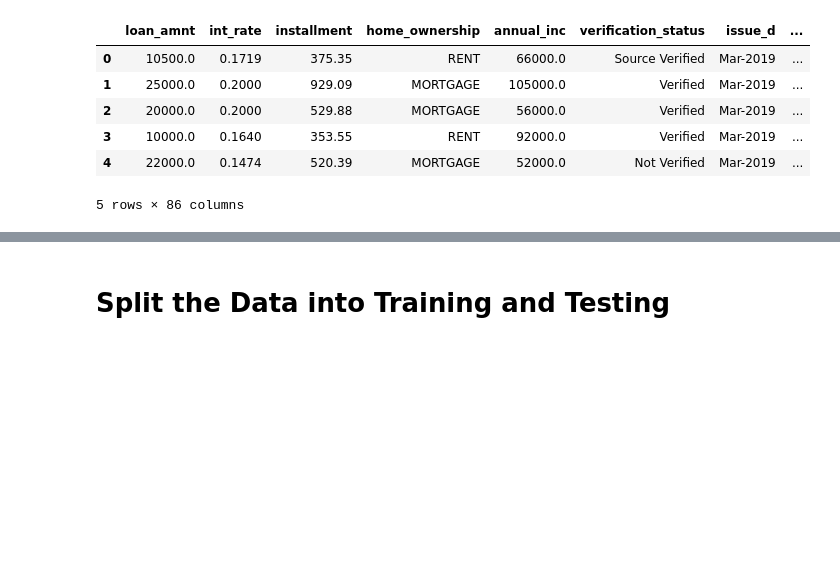
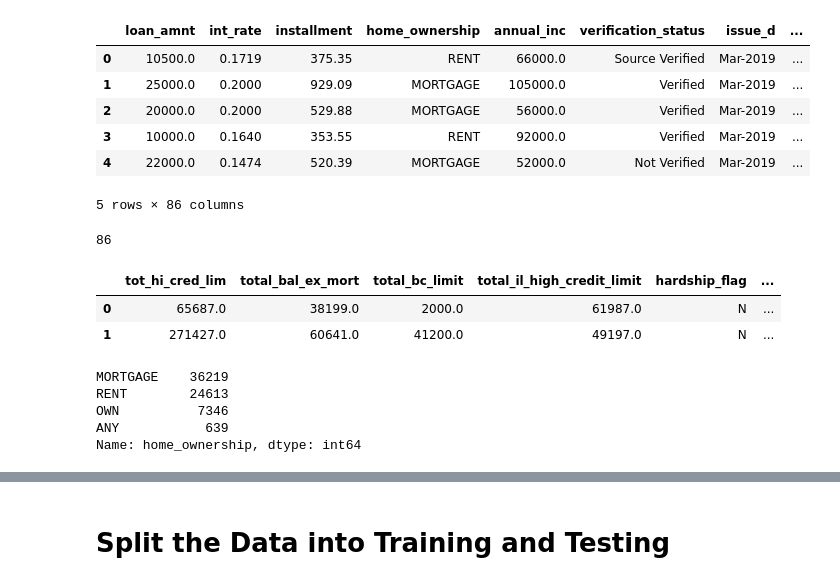
Before and after one commit to josephthompson532/Credit_Risk_Analysis, a Jupyter notebook: Notebooks/credit_risk_ensemble_starter_code.ipynb, the cells around one changed output, grey strips where cells are left out. Saved outputs shown, nothing was run; the diff lists cells and outputs as text; code cells hidden in the pictures; blank space fills up the shorter version.

```diff
--- a/Notebooks/credit_risk_ensemble_starter_code.ipynb
+++ b/Notebooks/credit_risk_ensemble_starter_code.ipynb
@@ -80,3 +80,13 @@ df.head()
 | 3 | 10000.0 | 0.1640 | 353.55 | RENT | 92000.0 | Verified | Mar-2019 | ... |
 | 4 | 22000.0 | 0.1474 | 520.39 | MORTGAGE | 52000.0 | Not Verified | Mar-2019 | ... |
 5 rows × 86 columns
+# %%
+len(df.columns.tolist())
+# %% [output]
+86
+# %%
+df.iloc[0:2,80:87]
+# %% [output]
+|  | tot_hi_cred_lim | total_bal_ex_mort | total_bc_limit | total_il_high_credit_limit | hardship_flag | ... |
+| 0 | 65687.0 | 38199.0 | 2000.0 | 61987.0 | N | ... |
+| 1 | 271427.0 | 60641.0 | 41200.0 | 49197.0 | N | ... |
@@ -82,0 +98,8 @@ df.head()
+# %%
+df["home_ownership"].value_counts()
+# %% [output]
+MORTGAGE    36219
+RENT        24613
+OWN          7346
+ANY           639
+Name: home_ownership, dtype: int64
```
Also changed, not shown: parts of 31 cells of this notebook.
